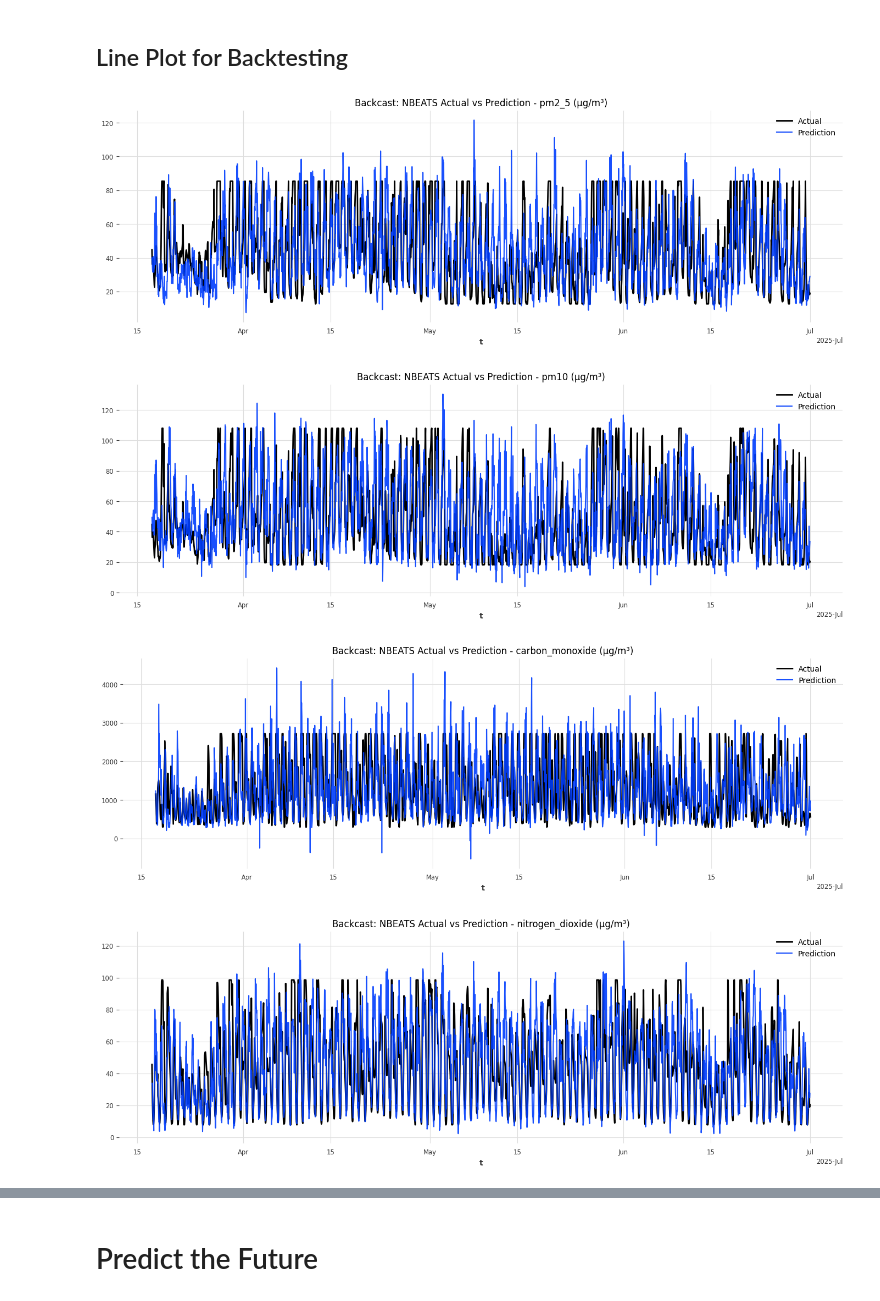
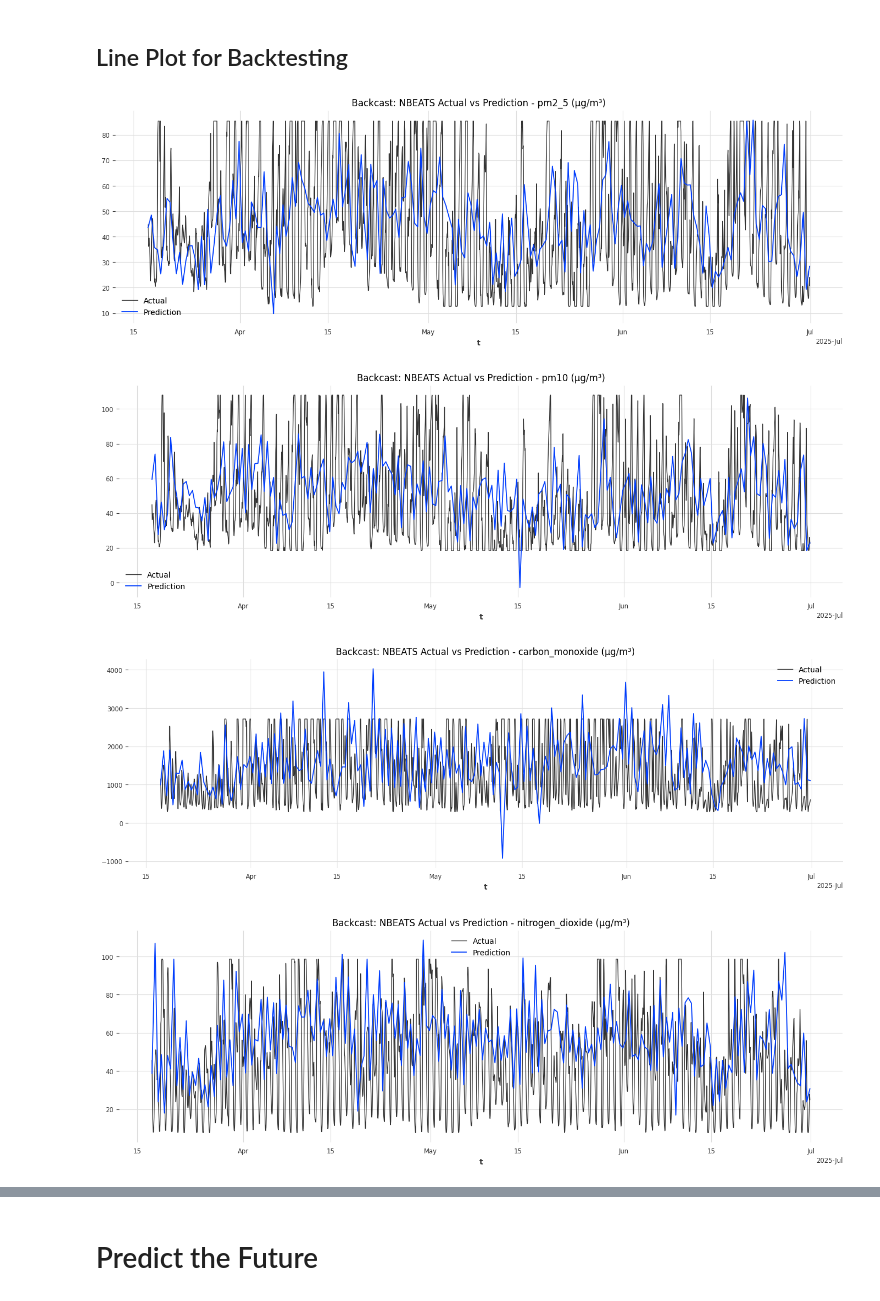
Before and after one commit to dendraap/thesis, a Jupyter notebook: notebooks/nbeats_inference.ipynb, the cells around one changed output, grey strips where cells are left out. Cells and saved outputs as stored; diff of their text form; code cells hidden in the pictures.

Commit message:
update(ai): re run nbeats_inference.ipynb

```diff
--- a/notebooks/nbeats_inference.ipynb
+++ b/notebooks/nbeats_inference.ipynb
@@ -233,7 +238,8 @@ Name: 22, dtype: object
 # Get params
 dataset_type        = str(best['dataset_type'])
 n_predict           = int(best['n_predict'])
-model_name          = str(best['model_name'])
+# model_name          = str(best['model_name'])
+model_name          = 'nbeats_model'
 input_chunk_length  = int(best['input_chunk_length'])
 output_chunk_length = int(best['output_chunk_length'])
 n_epochs            = int(best['n_epochs'])
@@ -250,6 +256,8 @@ stride              = int(best['stride'])
 Y_col_list          = ast.literal_eval(best['Y_col_list'])
 X_col_list          = ast.literal_eval(best['X_col_list'])
 add_encoders        = json.loads(best['add_encoders']) if pd.notna(best['add_encoders']) else None
+work_dir            = '../models/best_model'
+os.makedirs(work_dir, exist_ok=True)
 # %% [markdown]
 # Load Processed Dataset
 # %%
@@ -362,6 +388,6 @@ forecasts = model.predict(
     past_covariates   = X_past,
     verbose           = False,
     n_jobs            = 1,
-    random_state      = random_state,
+    # random_state      = random_state,
 )
 predict_cost_seconds = time.time() - predict_start
@@ -374,8 +405,9 @@ backtesting = model.historical_forecasts(
     series=Y,
     past_covariates=X_past,
     start=Y_test_scaled.start_time(),
-    forecast_horizon=12,
-    stride=1,
+    forecast_horizon=n_predict,
+    stride=stride,
     retrain=False,
-    verbose=False
+    verbose=False,
+    last_points_only=True
 )
@@ -542,7 +579,7 @@ os.makedirs(interpretability_path, exist_ok=True)
 ## Line Plot for Predict
 # %%
 # Line plot for predict
-for col in actual_pred.components:
+for col in predict.components:
 
     plt.figure(figsize=(16,5))
 
@@ -563,19 +600,19 @@ for col in actual_pred.components:
 ## Line Plot for Backtesting
 # %%
 # Line plot for predict
-for col in actual_backcast.components:
+for col in backcast.components:
 
     plt.figure(figsize=(17,5))
 
-    actual_backcast[col].plot(label="Actual", linewidth=2, alpha=1)
-    backcast[col].plot(label="Prediction", linewidth=1.5, alpha=0.9)
+    actual_backcast[col].plot(label="Actual", linewidth=1, alpha=0.8)
+    backcast[col].plot(label="Prediction", linewidth=1.3, alpha=1)
 
     plt.title(f"Backcast: NBEATS Actual vs Prediction - {col_decode[col]}")
     plt.legend()
     plt.savefig(f"../reports/figures/nbeats/backcast_{col}.png", dpi=300)
     plt.show()
 # %% [output]
-[figure, old version]
+[figure, new version]
-[figure, old version]
+[figure, new version]
-[figure, old version]
+[figure, new version]
-[figure, old version]
+[figure, new version]
```
Also changed, not shown: parts of 15 cells of this notebook, 19 other files.
